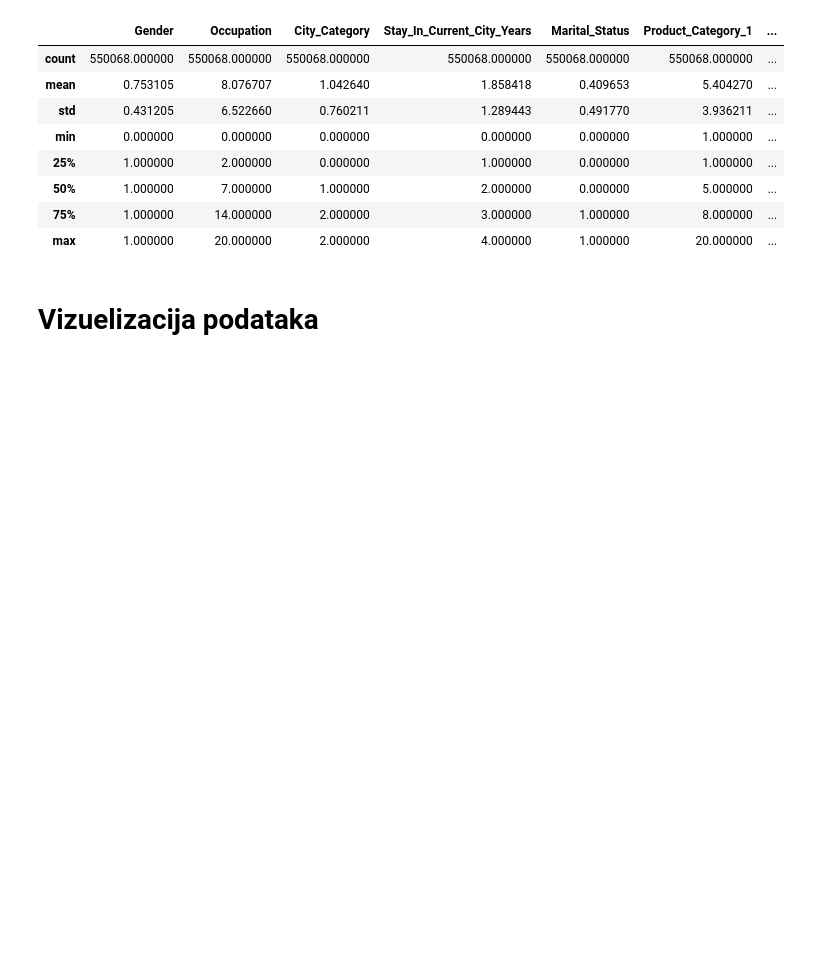
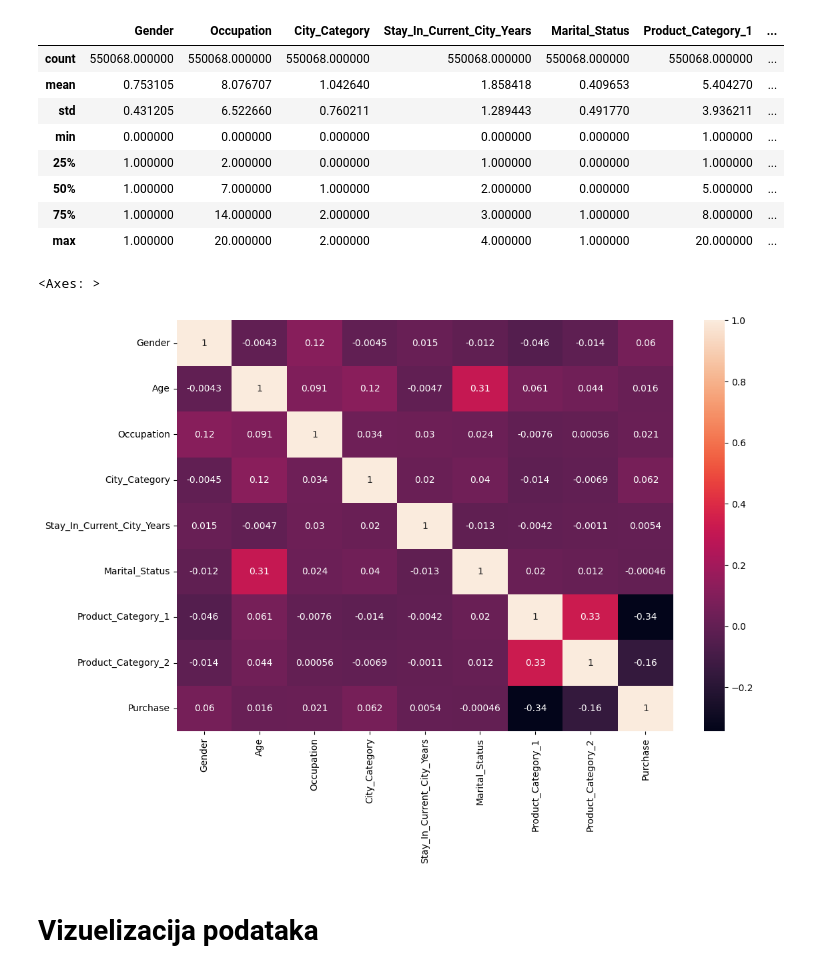
Before and after one commit to dunjica21/Projekat_ML, a Jupyter notebook: BlackFriday.ipynb, the cells around one changed output. Saved outputs shown, nothing was run; the diff lists cells and outputs as text; code cells hidden in the pictures; blank space fills up the shorter version.

Commit message:
added cor plot

```diff
--- a/BlackFriday.ipynb
+++ b/BlackFriday.ipynb
@@ -176,6 +170,16 @@ data.describe()
 | 50% | 1.000000 | 7.000000 | 1.000000 | 2.000000 | 0.000000 | 5.000000 | ... |
 | 75% | 1.000000 | 14.000000 | 2.000000 | 3.000000 | 1.000000 | 8.000000 | ... |
 | max | 1.000000 | 20.000000 | 2.000000 | 4.000000 | 1.000000 | 20.000000 | ... |
+# %%
+plt.figure(figsize=(12, 8))
+
+sns.heatmap(
+    data.corr(),
+    annot=True
+)
+# %% [output]
+<Axes: >
+[figure, added]
 # %% [markdown]
 # Vizuelizacija podataka
 # %%
```
Also changed, not shown: parts of 5 cells of this notebook.
